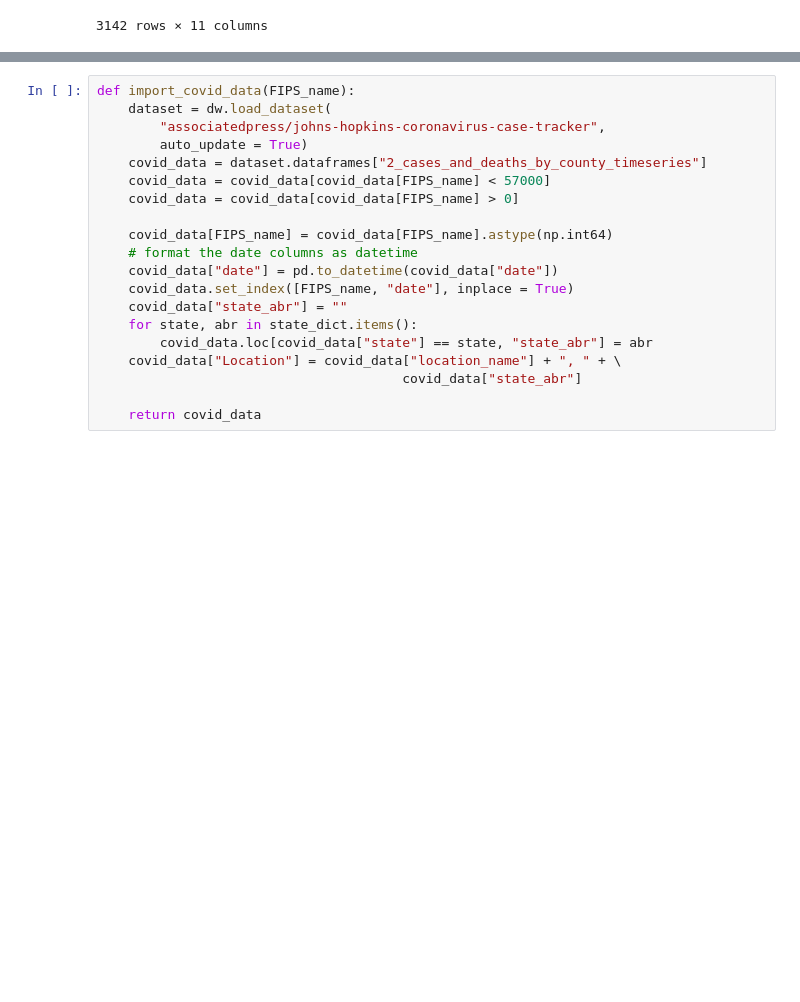
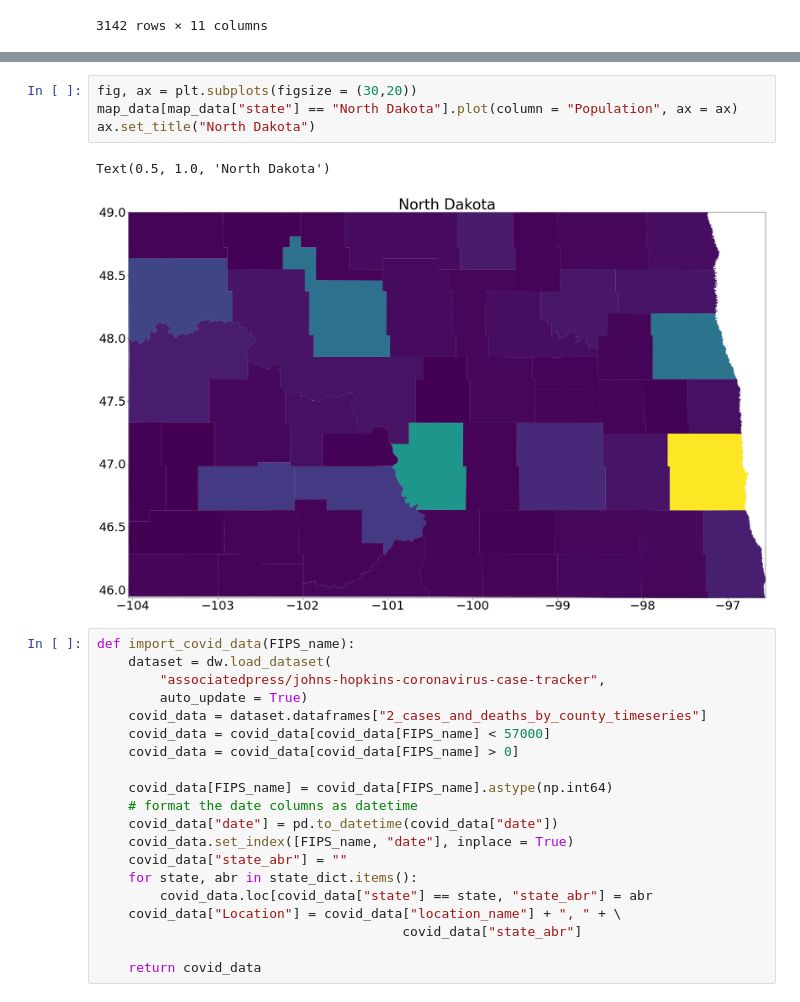
Before and after one commit to ftabassum0614/Projects, a Jupyter notebook: In Class Projects/Project 11 - Working with Geocoded Data.ipynb, the cells around one changed output, grey strips where cells are left out. Drawn from its saved outputs; the diff is of its cells as text; blank space fills up the shorter version.

```diff
--- a/In Class Projects/Project 11 - Working with Geocoded Data.ipynb
+++ b/In Class Projects/Project 11 - Working with Geocoded Data.ipynb
@@ -201,3 +133,10 @@ Text(0.5, 1.0, 'Minnesota')
+# %%
+fig, ax = plt.subplots(figsize = (30,20))
+map_data[map_data["state"] == "North Dakota"].plot(column = "Population", ax = ax)
+ax.set_title("North Dakota")
+# %% [output]
+Text(0.5, 1.0, 'North Dakota')
+[figure, added]
 # %%
 def import_covid_data(FIPS_name):
     dataset = dw.load_dataset(
```
Also changed, not shown: parts of 30 cells of this notebook, 2 other files.
